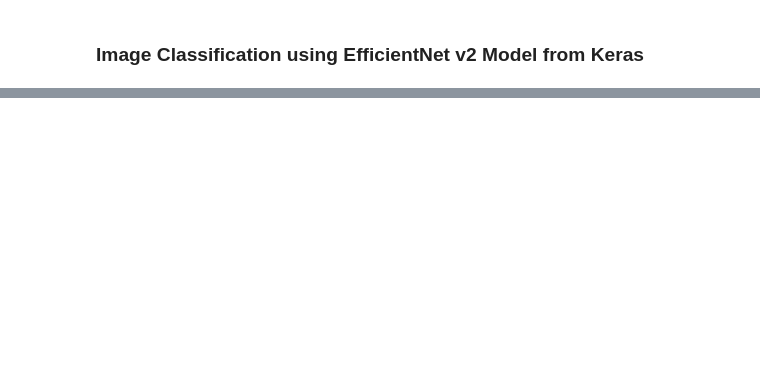
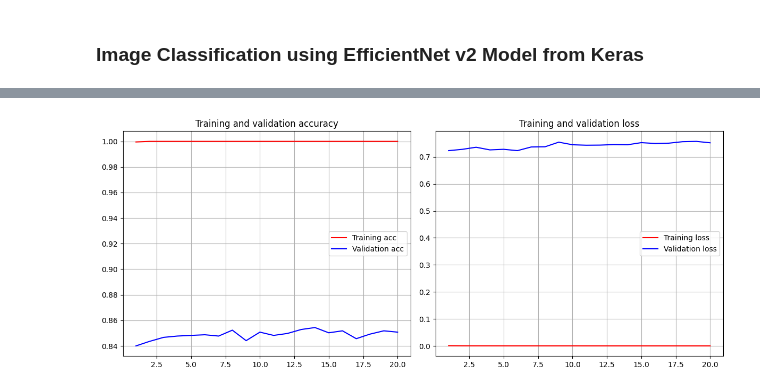
Before and after one commit to the-engrossed/Butterflies_Classified, a Jupyter notebook: classification_model.ipynb, the cells around one changed output, grey strips where cells are left out. Saved outputs shown, nothing was run; the diff lists cells and outputs as text; code cells hidden in the pictures; blank space fills up the shorter version.

```diff
--- a/classification_model.ipynb
+++ b/classification_model.ipynb
@@ -196,0 +210,4 @@ maxCacheSize: 5.33 GB
+# %%
+base_model = InceptionV3(weights='imagenet',
+    include_top=False,
+    input_shape=(180, 180, 3))
@@ -304,0 +221,15 @@ Error:
+# %%
+model = Sequential()
+model.add(base_model)
+model.add(layers.Flatten())
+model.add(layers.Dense(128, activation='relu'))
+model.add(layers.Dense(256, activation='relu'))
+model.add(layers.Dense(butterfly_class_num, activation='softmax'))
+
+model.compile(
+    loss='sparse_categorical_crossentropy',
+    optimizer=tf.keras.optimizers.RMSprop(learning_rate=0.00005),
+    metrics=['accuracy']
+)
+
+model.summary()
@@ -304,0 +254,6 @@ Error:
+# %%
+modelv1 = model.fit(
+    train_set,
+    epochs=20,
+    validation_data=validation_set,
+    )
@@ -304,0 +278,4 @@ Error:
+# %%
+visualize(modelv1)
+# %% [output]
+[figure, added]
```
Also changed, not shown: parts of 49 cells of this notebook.
